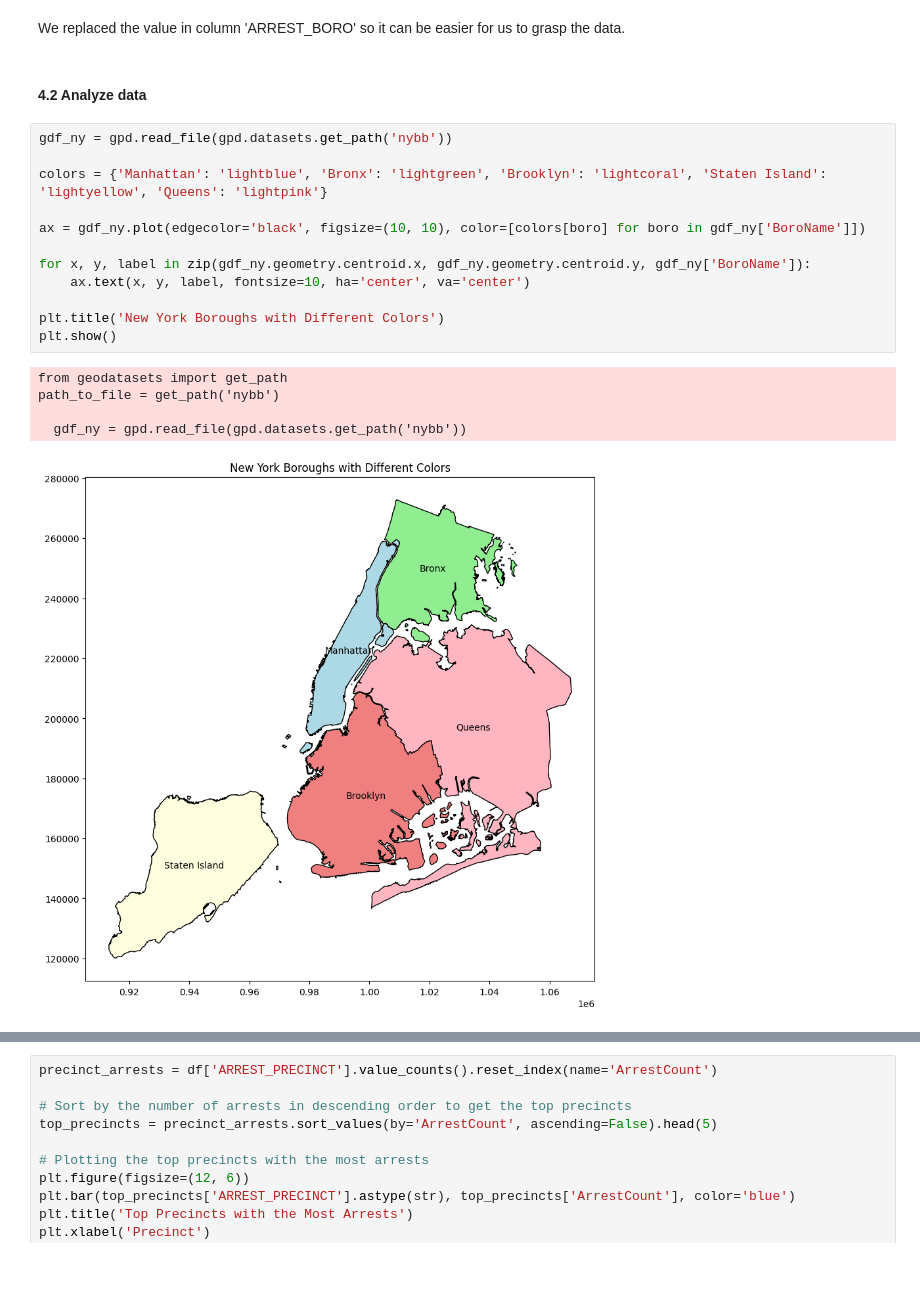
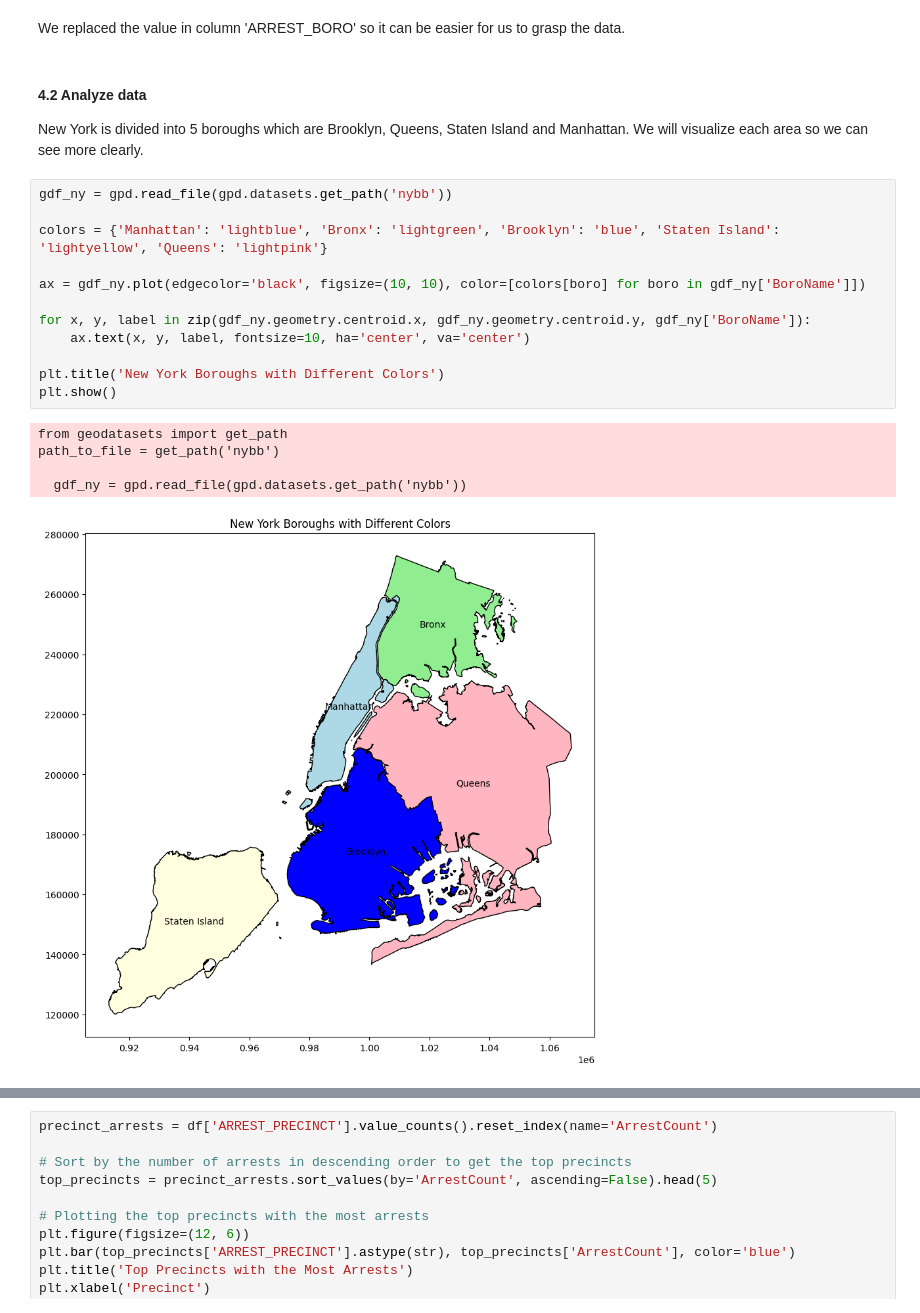
Before and after one commit to gigachad0209/Final-Project-LTKHDL, a Jupyter notebook: project.ipynb, the cells around one changed output, grey strips where cells are left out. Cells and saved outputs as stored; diff of their text form; blank space fills up the shorter version.

Commit message:
finished drawing my question's graph

```diff
--- a/project.ipynb
+++ b/project.ipynb
@@ -526,23 +556,25 @@ df['ARREST_BORO'] = df['ARREST_BORO'].replace('Q', 'Queens')
 df['ARREST_BORO'] = df['ARREST_BORO'].replace('S', 'Staten Island')
 # %% [markdown]
 We replaced the value in column 'ARREST_BORO' so it can be easier for us to grasp the data.
-# %% [markdown]
-#### 4.2 Analyze data
+# %% [markdown]
+#### 4.2 Analyze data
+
+New York is divided into 5 boroughs which are Brooklyn, Queens, Staten Island and Manhattan. We will visualize each area so we can see more clearly.
 # %%
 gdf_ny = gpd.read_file(gpd.datasets.get_path('nybb'))
 
-colors = {'Manhattan': 'lightblue', 'Bronx': 'lightgreen', 'Brooklyn': 'lightcoral', 'Staten Island': 'lightyellow', 'Queens': 'lightpink'}
+colors = {'Manhattan': 'lightblue', 'Bronx': 'lightgreen', 'Brooklyn': 'blue', 'Staten Island': 'lightyellow', 'Queens': 'lightpink'}
 
 ax = gdf_ny.plot(edgecolor='black', figsize=(10, 10), color=[colors[boro] for boro in gdf_ny['BoroName']])
 
 for x, y, label in zip(gdf_ny.geometry.centroid.x, gdf_ny.geometry.centroid.y, gdf_ny['BoroName']):
     ax.text(x, y, label, fontsize=10, ha='center', va='center')
 
 plt.title('New York Boroughs with Different Colors')
 plt.show()
 # %% [output]
 from geodatasets import get_path
 path_to_file = get_path('nybb')
 
   gdf_ny = gpd.read_file(gpd.datasets.get_path('nybb'))
-[figure, old version]
+[figure, new version]
```
Also changed, not shown: parts of 28 cells of this notebook.
